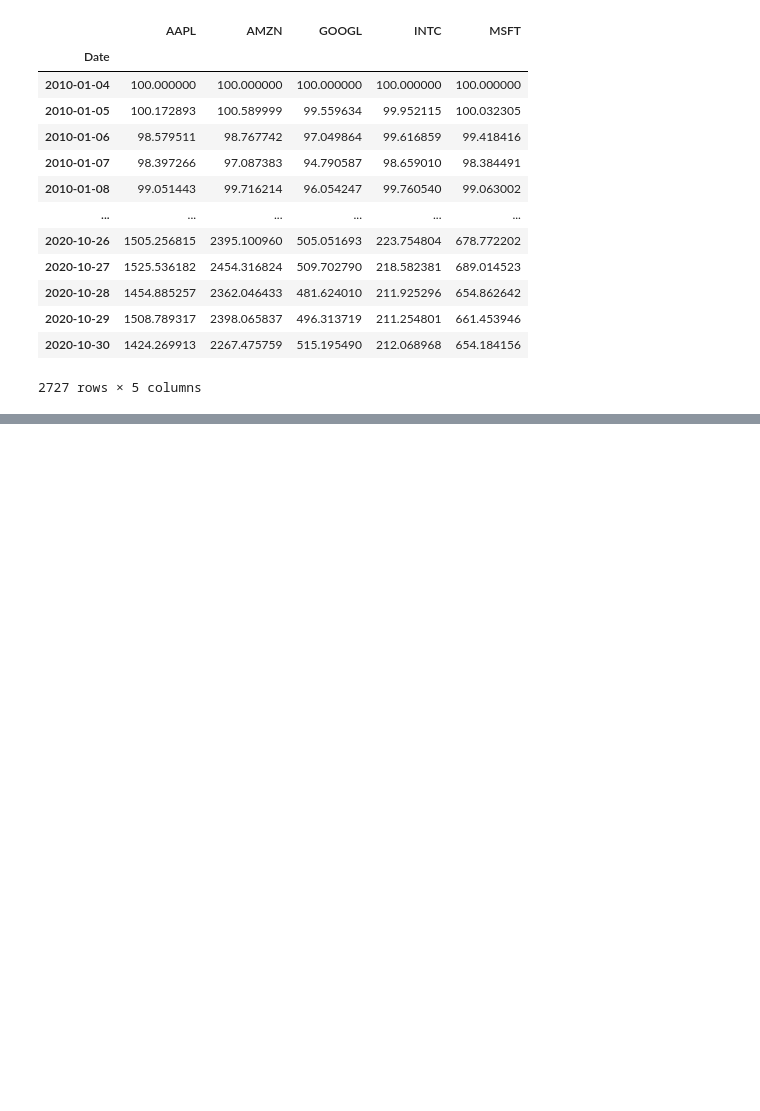
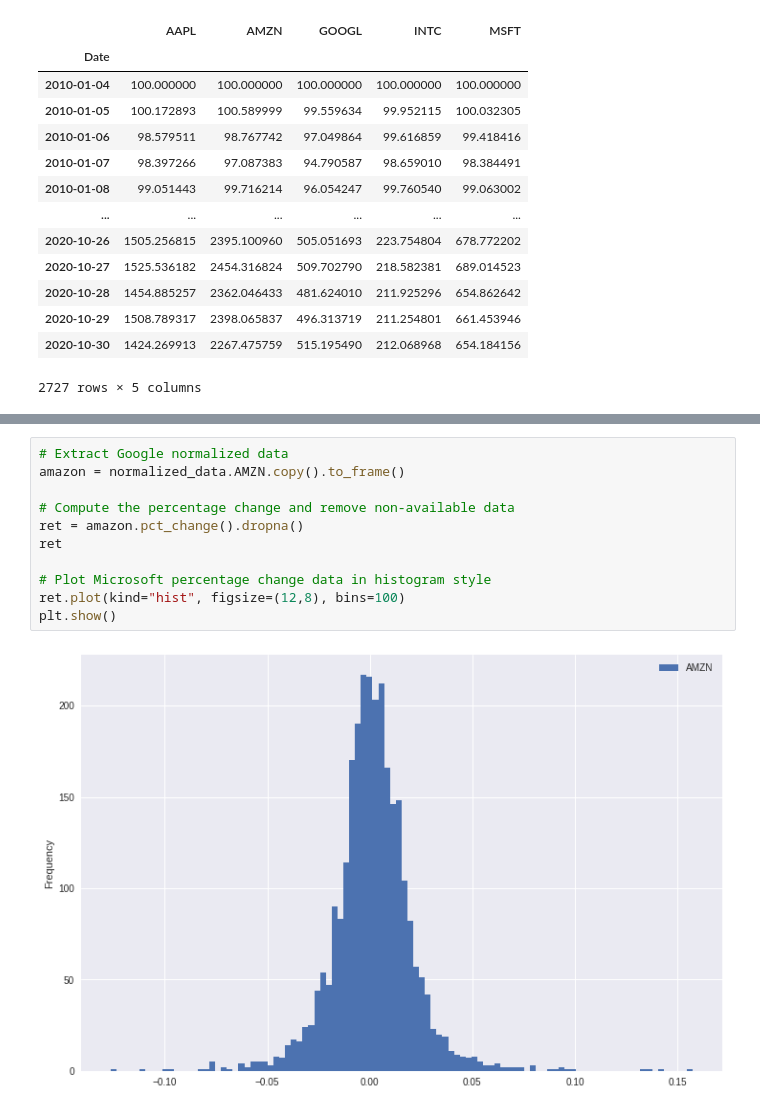
Before and after one commit to paul-romeo/fintech_with_python, a Jupyter notebook: financial_stocks.ipynb, the cells around one changed output, grey strips where cells are left out. Drawn from its saved outputs; the diff is of its cells as text; blank space fills up the shorter version.

```diff
--- a/financial_stocks.ipynb
+++ b/financial_stocks.ipynb
@@ -63,0 +130,13 @@ plt.show()
+# %%
+# Extract Google normalized data
+amazon = normalized_data.AMZN.copy().to_frame()
+
+# Compute the percentage change and remove non-available data
+ret = amazon.pct_change().dropna()
+ret
+
+# Plot Microsoft percentage change data in histogram style
+ret.plot(kind="hist", figsize=(12,8), bins=100)
+plt.show()
+# %% [output]
+[figure, added]
```
Also changed, not shown: parts of 11 cells of this notebook.
